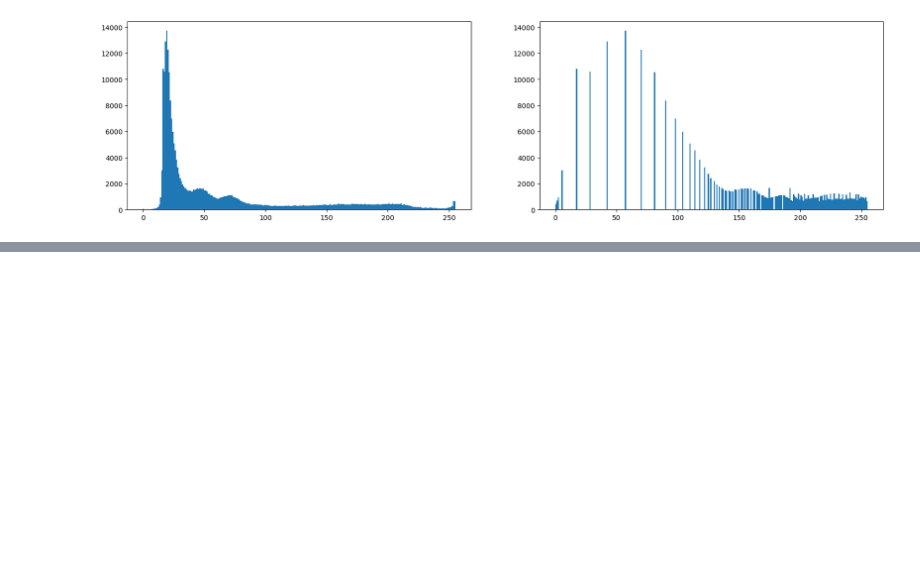
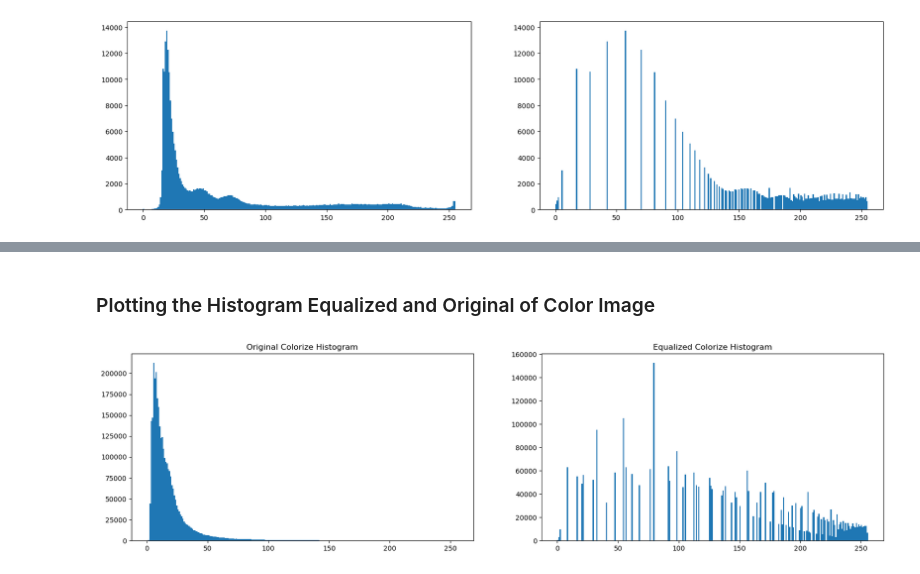
Before and after one commit to GustavoMartinx/Python, a Jupyter notebook: Computer_Vision_with_OpenCV/Equalized_histogram.ipynb, the cells around one changed output, grey strips where cells are left out. Cells and saved outputs as stored; diff of their text form; code cells hidden in the pictures; blank space fills up the shorter version.

```diff
--- a/Computer_Vision_with_OpenCV/Equalized_histogram.ipynb
+++ b/Computer_Vision_with_OpenCV/Equalized_histogram.ipynb
@@ -54,0 +102,29 @@ plt.show()
+# %% [markdown]
+### Plotting the Histogram Equalized and Original of Color Image
+# %%
+colorFig = plt.figure(figsize=(20,5))
+
+ax1_color = colorFig.add_subplot(121)
+ax1_color.hist(colorImg.ravel(), 256, [0,256])
+plt.title("Original Colorize Histogram")
+
+ax2_color = colorFig.add_subplot(122)
+ax2_color.hist(resultEqualization.ravel(), 256, [0,256])
+plt.title("Equalized Colorize Histogram")
+
+
+# ax1_color = colorFig.add_subplot(133)
+# ax1_color.hist(blue.ravel(), 256, [0,256])
+# plt.title("Colorize Histogram Channel Blue")
+
+# ax2_color = colorFig.add_subplot(132)
+# ax2_color.hist(green.ravel(), 256, [0,256])
+# plt.title("Colorize Histogram Channel Green")
+
+# ax3_color = colorFig.add_subplot(133)
+# ax3_color.hist(red.ravel(), 256, [0,256])
+# plt.title("Colorize Histogram Channel Red")
+
+plt.show()
+# %% [output]
+[figure, added]
```
Also changed, not shown: parts of 2 cells of this notebook.
